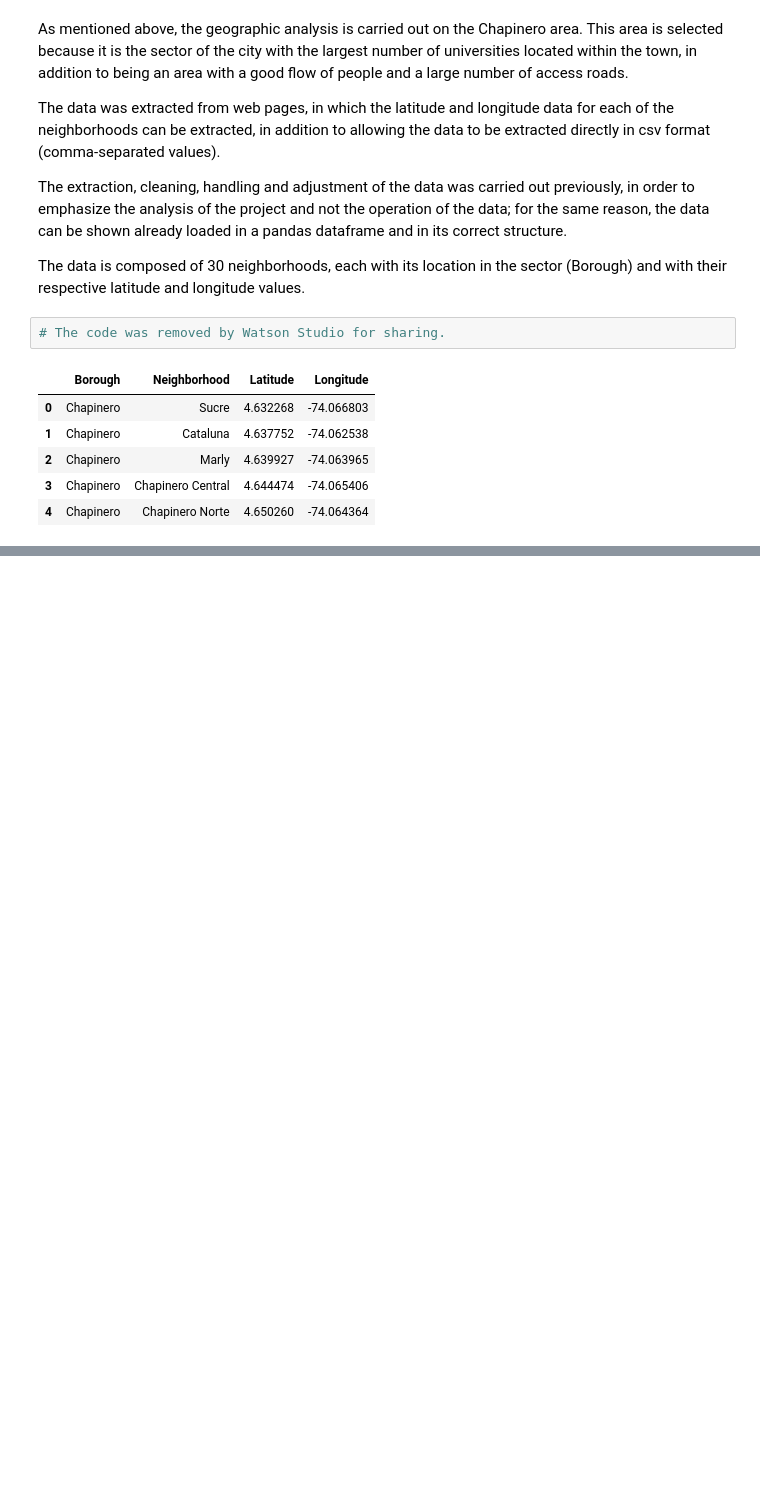
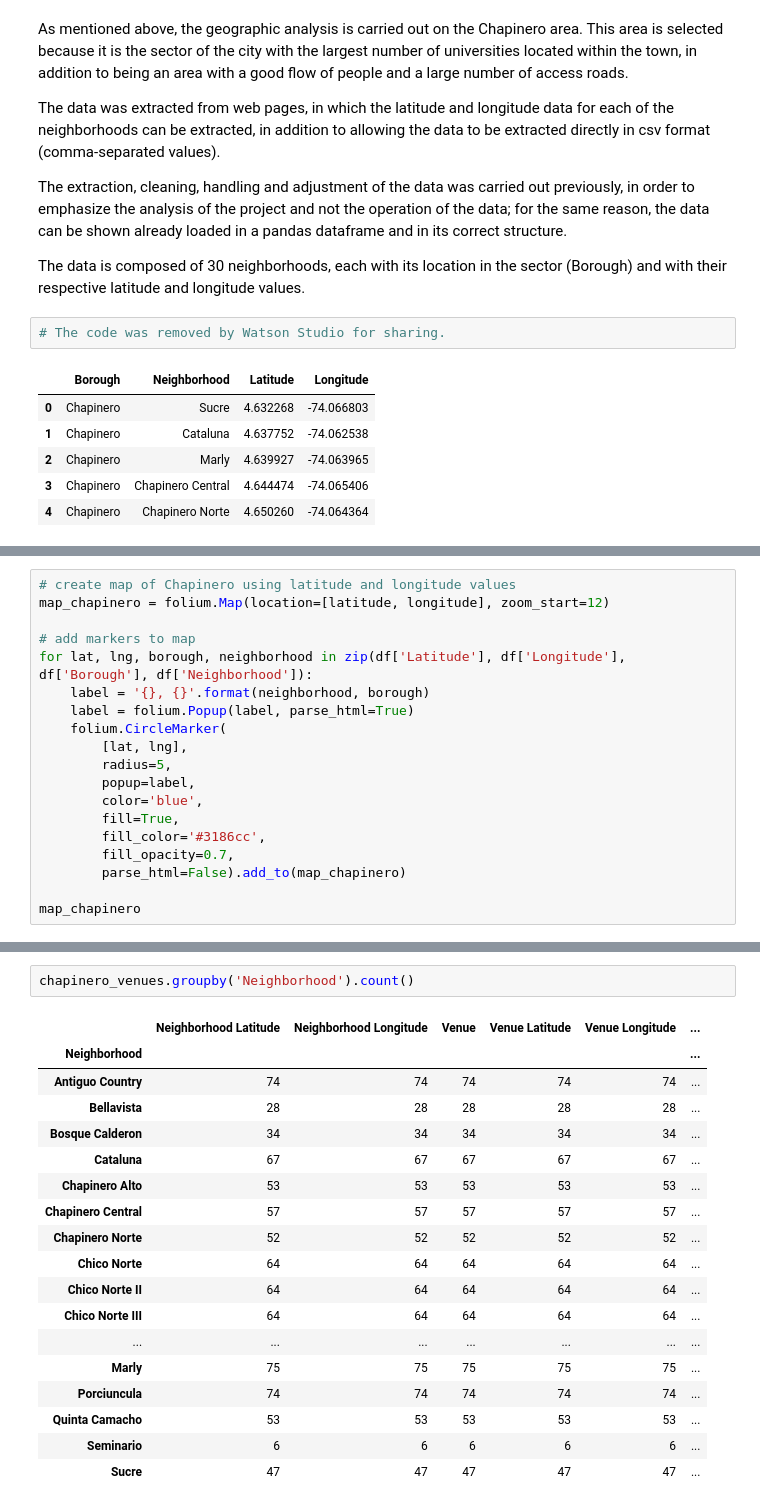
Before and after one commit to Nicolas-Fresneda/Coursera_Capstone, a Jupyter notebook: Capstone Project - The Battle of Neighborhoods.ipynb, the cells around one changed output, grey strips where cells are left out. Saved outputs shown, nothing was run; the diff lists cells and outputs as text; blank space fills up the shorter version.

```diff
--- a/Capstone Project - The Battle of Neighborhoods.ipynb
+++ b/Capstone Project - The Battle of Neighborhoods.ipynb
@@ -31,0 +156,19 @@ The data is composed of 30 neighborhoods, each with its location in the sector (
+# %%
+# create map of Chapinero using latitude and longitude values
+map_chapinero = folium.Map(location=[latitude, longitude], zoom_start=12)
+
+# add markers to map
+for lat, lng, borough, neighborhood in zip(df['Latitude'], df['Longitude'], df['Borough'], df['Neighborhood']):
+    label = '{}, {}'.format(neighborhood, borough)
+    label = folium.Popup(label, parse_html=True)
+    folium.CircleMarker(
+        [lat, lng],
+        radius=5,
+        popup=label,
+        color='blue',
+        fill=True,
+        fill_color='#3186cc',
+        fill_opacity=0.7,
+        parse_html=False).add_to(map_chapinero)
+
+map_chapinero
@@ -31,0 +272,21 @@ The data is composed of 30 neighborhoods, each with its location in the sector (
+# %%
+chapinero_venues.groupby('Neighborhood').count()
+# %% [output]
+|  | Neighborhood Latitude | Neighborhood Longitude | Venue | Venue Latitude | Venue Longitude | ... |
+| Neighborhood |  |  |  |  |  | ... |
+| Antiguo Country | 74 | 74 | 74 | 74 | 74 | ... |
+| Bellavista | 28 | 28 | 28 | 28 | 28 | ... |
+| Bosque Calderon | 34 | 34 | 34 | 34 | 34 | ... |
+| Cataluna | 67 | 67 | 67 | 67 | 67 | ... |
+| Chapinero Alto | 53 | 53 | 53 | 53 | 53 | ... |
+| Chapinero Central | 57 | 57 | 57 | 57 | 57 | ... |
+| Chapinero Norte | 52 | 52 | 52 | 52 | 52 | ... |
+| Chico Norte | 64 | 64 | 64 | 64 | 64 | ... |
+| Chico Norte II | 64 | 64 | 64 | 64 | 64 | ... |
+| Chico Norte III | 64 | 64 | 64 | 64 | 64 | ... |
+| ... | ... | ... | ... | ... | ... | ... |
+| Marly | 75 | 75 | 75 | 75 | 75 | ... |
+| Porciuncula | 74 | 74 | 74 | 74 | 74 | ... |
+| Quinta Camacho | 53 | 53 | 53 | 53 | 53 | ... |
+| Seminario | 6 | 6 | 6 | 6 | 6 | ... |
+| Sucre | 47 | 47 | 47 | 47 | 47 | ... |
```
Also changed, not shown: parts of 67 cells of this notebook.
